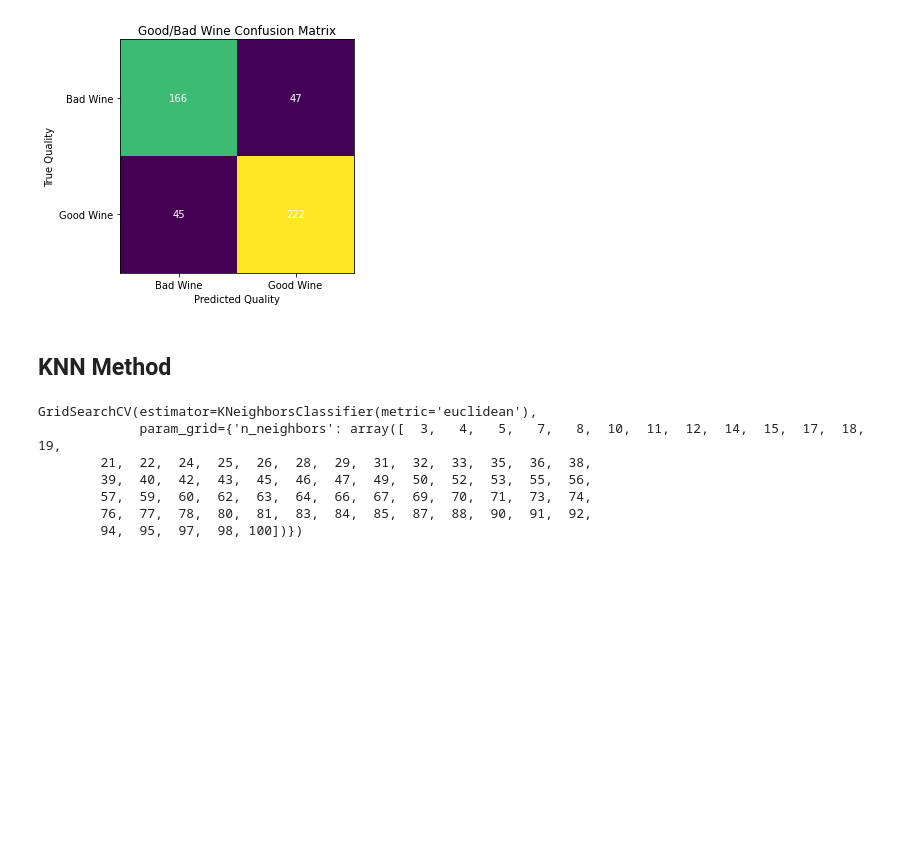
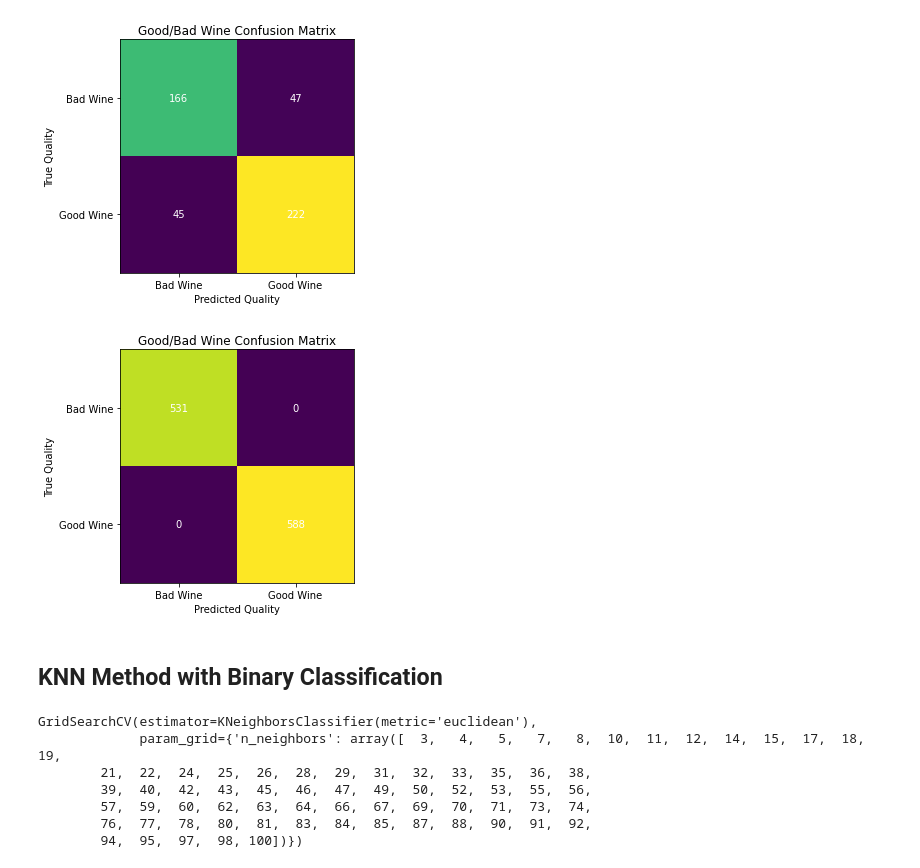
Before and after one commit to DMitchellBlack/ESE417_Final_Project, a Jupyter notebook: Final Project.ipynb, the cells around one changed output. Drawn from its saved outputs; the diff is of its cells as text; code cells hidden in the pictures; blank space fills up the shorter version.

Commit message:
Added additional KNN classification and additional confusion matrix

```diff
--- a/Final Project.ipynb
+++ b/Final Project.ipynb
@@ -83,7 +83,7 @@ Training score: 1.0
 Testing score: 0.8083333333333333
 # %%
 # Confuction Matrix
-def create_confusion_matrix(c_mat):
+def create_confusion_matrix(c_mat, tick_labels=["Bad Wine", "Good Wine"]):
     c_matrix = confusion_matrix(y_test, rf_grid.predict(X_test))
     fig, ax = plt.subplots()
     im = ax.imshow(c_mat)
@@ -91,8 +91,8 @@ def create_confusion_matrix(c_mat):
     ax.set_xticks(np.arange(len(c_mat)))
     ax.set_yticks(np.arange(len(c_mat)))
 
-    ax.set_xticklabels(["Bad Wine", "Good Wine"])
-    ax.set_yticklabels(["Bad Wine", "Good Wine"])
+    ax.set_xticklabels(tick_labels)
+    ax.set_yticklabels(tick_labels)
 
     for i in range(len(c_mat)):
         for j in range(len(c_mat[i])):
@@ -109,6 +109,11 @@ c_matrix = confusion_matrix(y_test, rf_grid.predict(X_test))
 create_confusion_matrix(c_matrix)
 # %% [output]
 [figure]
+# %%
+c_matrix = confusion_matrix(y_train, rf_grid.predict(X_train))
+create_confusion_matrix(c_matrix)
+# %% [output]
+[figure, added]
 # %% [markdown]
-## KNN Method
+## KNN Method with Binary Classification
 # %%
```
Also changed, not shown: parts of 8 cells of this notebook, 2 other files.
